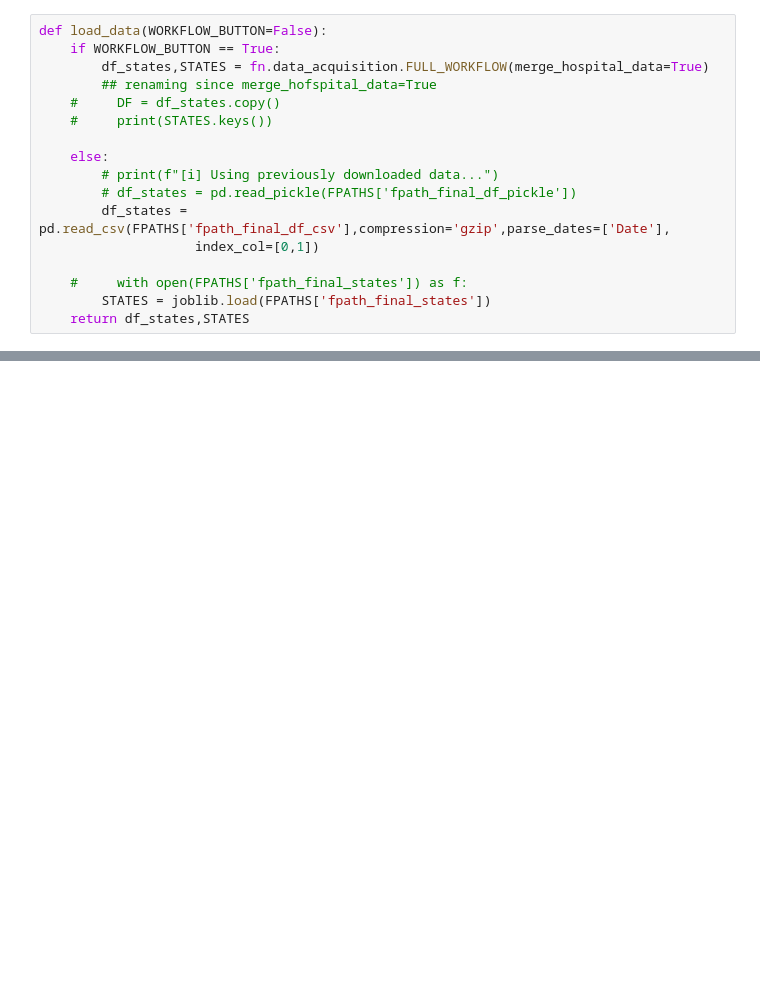
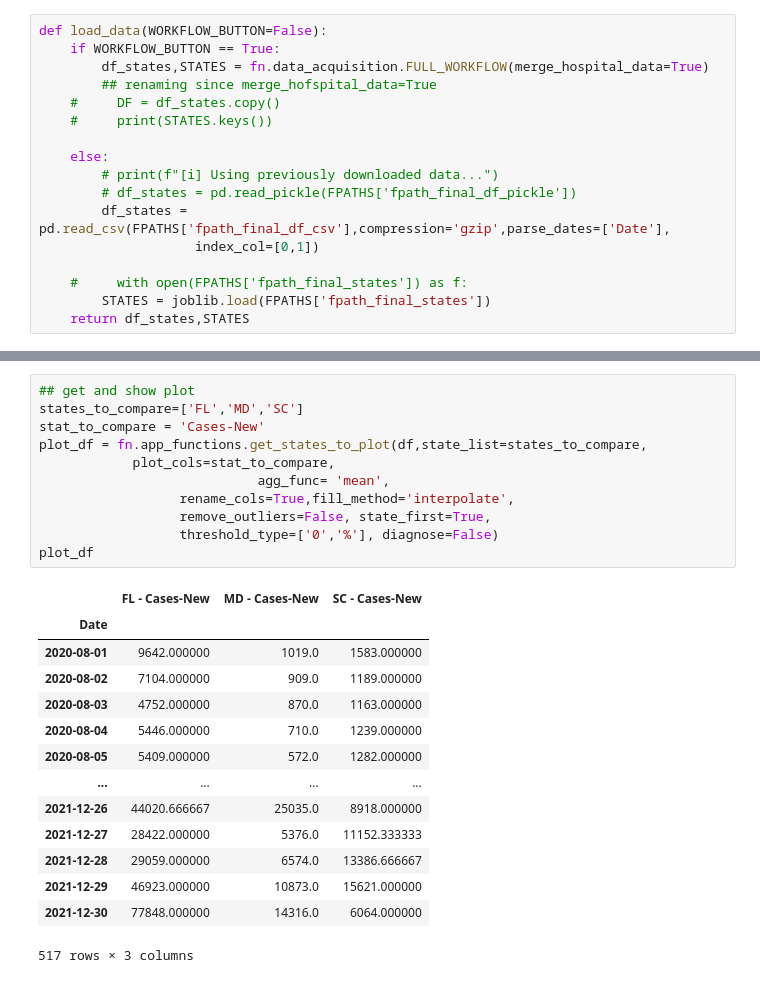
Before and after one commit to jirvingphd/predicting-the-pandemic, a Jupyter notebook: updating_and_testing_app.ipynb, the cells around one changed output, grey strips where cells are left out. Drawn from its saved outputs; the diff is of its cells as text; blank space fills up the shorter version.

```diff
--- a/updating_and_testing_app.ipynb
+++ b/updating_and_testing_app.ipynb
@@ -307,0 +1052,26 @@ start_date = pd.Timestamp(today) - pd.Timedelta(f'{str(n_days)} days')
+# %%
+## get and show plot
+states_to_compare=['FL','MD','SC']
+stat_to_compare = 'Cases-New'
+plot_df = fn.app_functions.get_states_to_plot(df,state_list=states_to_compare,
+            plot_cols=stat_to_compare,
+                            agg_func= 'mean',
+                  rename_cols=True,fill_method='interpolate',
+                  remove_outliers=False, state_first=True,
+                  threshold_type=['0','%'], diagnose=False)
+plot_df
+# %% [output]
+|  | FL - Cases-New | MD - Cases-New | SC - Cases-New |
+| Date |  |  |  |
+| 2020-08-01 | 9642.000000 | 1019.0 | 1583.000000 |
+| 2020-08-02 | 7104.000000 | 909.0 | 1189.000000 |
+| 2020-08-03 | 4752.000000 | 870.0 | 1163.000000 |
+| 2020-08-04 | 5446.000000 | 710.0 | 1239.000000 |
+| 2020-08-05 | 5409.000000 | 572.0 | 1282.000000 |
+| ... | ... | ... | ... |
+| 2021-12-26 | 44020.666667 | 25035.0 | 8918.000000 |
+| 2021-12-27 | 28422.000000 | 5376.0 | 11152.333333 |
+| 2021-12-28 | 29059.000000 | 6574.0 | 13386.666667 |
+| 2021-12-29 | 46923.000000 | 10873.0 | 15621.000000 |
+| 2021-12-30 | 77848.000000 | 14316.0 | 6064.000000 |
+517 rows × 3 columns
```
Also changed, not shown: parts of 47 cells of this notebook, 9 other files.
